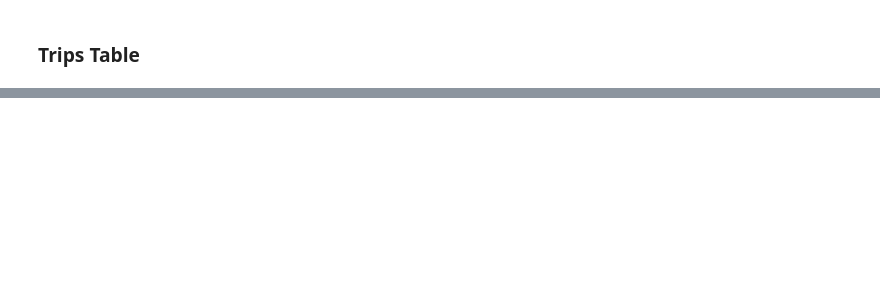
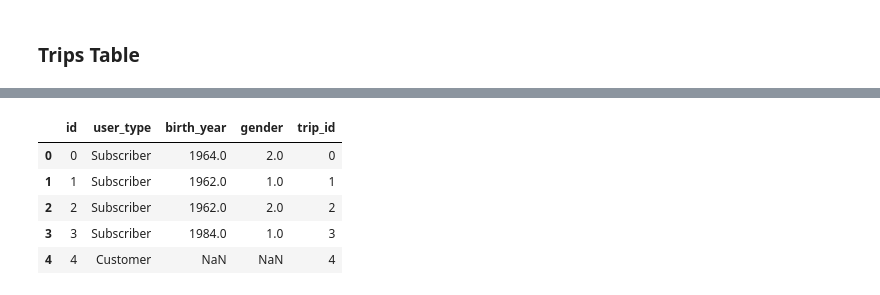
Before and after one commit to SereniT33/Codecademy_DE_Portfolio, a Jupyter notebook: bike-rental-data-management/bike-rental.ipynb, the cells around one changed output, grey strips where cells are left out. Drawn from its saved outputs; the diff is of its cells as text; code cells hidden in the pictures; blank space fills up the shorter version.

Commit message:
Update data schema and notebook

```diff
--- a/bike-rental-data-management/bike-rental.ipynb
+++ b/bike-rental-data-management/bike-rental.ipynb
@@ -528,0 +491,7 @@ We can use `df_weather` table here.
+# %%
+# create a users table with all the unique demographics in the df_bike dataset
+users = pd.DataFrame
+users = df_bike[['user_type','birth_year','gender', 'id']].drop_duplicates(subset=['user_type','birth_year','gender']).reset_index(drop=True)
+# rename id here as trip_id
+users = users.rename(columns={'id': 'trip_id'})
+users.head()
@@ -528,0 +505,12 @@ We can use `df_weather` table here.
+# %%
+# Create a user id as a primary key
+users['id'] = users.index
+users = users[[users.columns[-1]] + list(users.columns[:-1])]
+users.head()
+# %% [output]
+|  | id | user_type | birth_year | gender | trip_id |
+| 0 | 0 | Subscriber | 1964.0 | 2.0 | 0 |
+| 1 | 1 | Subscriber | 1962.0 | 1.0 | 1 |
+| 2 | 2 | Subscriber | 1962.0 | 2.0 | 2 |
+| 3 | 3 | Subscriber | 1984.0 | 1.0 | 3 |
+| 4 | 4 | Customer | NaN | NaN | 4 |
```
Also changed, not shown: parts of 28 cells of this notebook, 1 other file.
